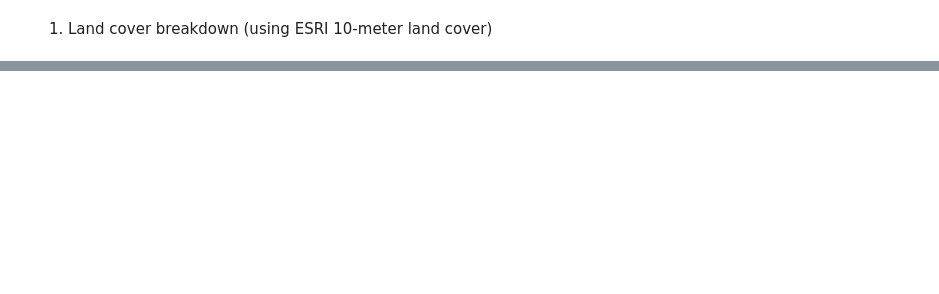
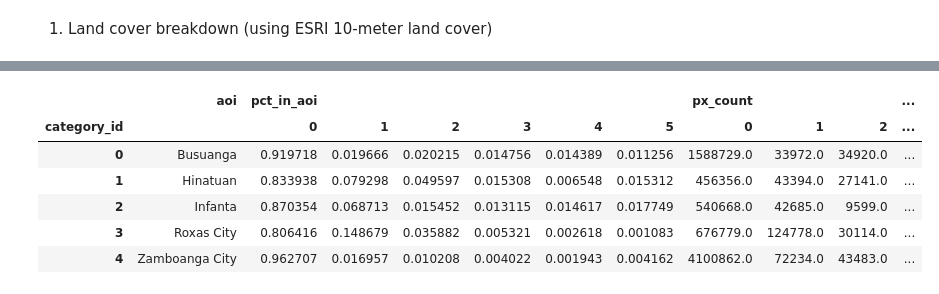
Before and after one commit to jeromemaiquez/gms-ir-mangrove-seagrass-surigao, a Jupyter notebook: notebooks/aoi_characteristics.ipynb, the cells around one changed output, grey strips where cells are left out. Cells and saved outputs as stored; diff of their text form; code cells hidden in the pictures; blank space fills up the shorter version.

```diff
--- a/notebooks/aoi_characteristics.ipynb
+++ b/notebooks/aoi_characteristics.ipynb
@@ -171,0 +288,3 @@ Traceback: '  File "c:\\Users\\remot\\Documents\\Jerome\\03_Independent_Research
+# %%
+url_pc = 'https://planetarycomputer.microsoft.com/api/stac/v1/'
+catalog_pc = pystac_client.Client.open(url_pc, modifier=pc.sign_inplace)
@@ -328,0 +423,35 @@ Exception: RasterioIOError('HTTP response code: 409')
+# %%
+SLOPE_BINS = [0, 3, 8, 18, 30, 50, np.inf]
+# %%
+dem_coll_id = 'nasadem'
+dem_asset_key = 'elevation'
+dem_year = 2000
+
+results = {}
+
+for _, row in gdf_aoi.iterrows():
+    geom = make_valid(row['geometry'], method='structure')
+
+    print(f'Processing {row['aoi']}', end='... ')
+
+    da_elev = load_clipped(
+        geom=geom,
+        catalog=catalog_pc,
+        collection_id=dem_coll_id,
+        asset_key=dem_asset_key,
+        year=dem_year
+    )
+
+    # Compute slope in degrees using xarray-spatial
+    da_slope_deg = xrs.slope(da_elev.rio.reproject("EPSG:32651"))
+
+    # Convert degrees to percent slope
+    da_slope_rad = np.deg2rad(da_slope_deg)
+    da_slope_pct = np.tan(da_slope_rad) * 100.0
+
+    results[row['aoi']] = binned_counts(da_slope_pct, SLOPE_BINS)
+
+    print('Done!')
+
+df_slope = pd.DataFrame(results).T.reset_index(names=['aoi'])
+df_slope
@@ -328,0 +470,11 @@ Exception: RasterioIOError('HTTP response code: 409')
+# %%
+df_slope_plot = get_percent_share(df_slope, SLOPE_CATEGORIES)
+df_slope_plot
+# %% [output]
+|  | aoi | pct_in_aoi |  |  |  |  |  | px_count |  |  | ... |
+| category_id |  | 0 | 1 | 2 | 3 | 4 | 5 | 0 | 1 | 2 | ... |
+| 0 | Busuanga | 0.919718 | 0.019666 | 0.020215 | 0.014756 | 0.014389 | 0.011256 | 1588729.0 | 33972.0 | 34920.0 | ... |
+| 1 | Hinatuan | 0.833938 | 0.079298 | 0.049597 | 0.015308 | 0.006548 | 0.015312 | 456356.0 | 43394.0 | 27141.0 | ... |
+| 2 | Infanta | 0.870354 | 0.068713 | 0.015452 | 0.013115 | 0.014617 | 0.017749 | 540668.0 | 42685.0 | 9599.0 | ... |
+| 3 | Roxas City | 0.806416 | 0.148679 | 0.035882 | 0.005321 | 0.002618 | 0.001083 | 676779.0 | 124778.0 | 30114.0 | ... |
+| 4 | Zamboanga City | 0.962707 | 0.016957 | 0.010208 | 0.004022 | 0.001943 | 0.004162 | 4100862.0 | 72234.0 | 43483.0 | ... |
```
Also changed, not shown: parts of 44 cells of this notebook, 4 other files.
